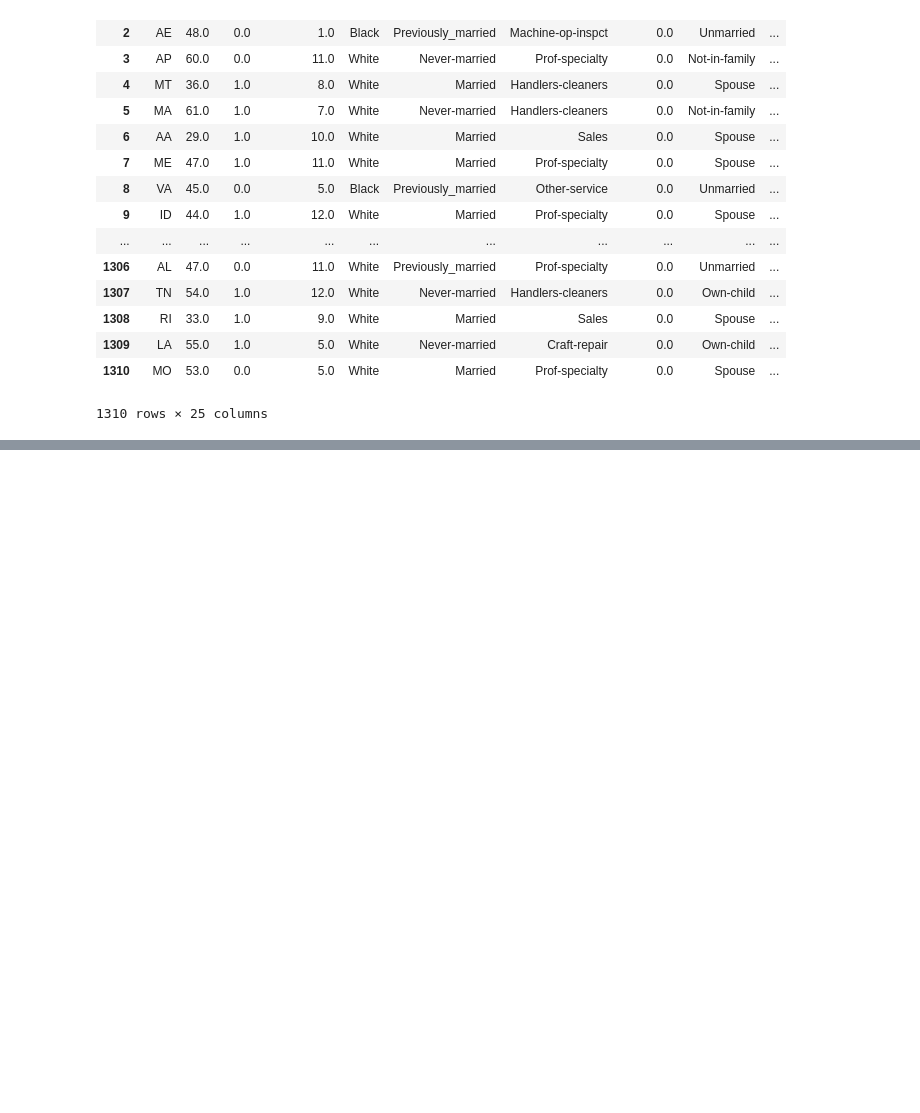
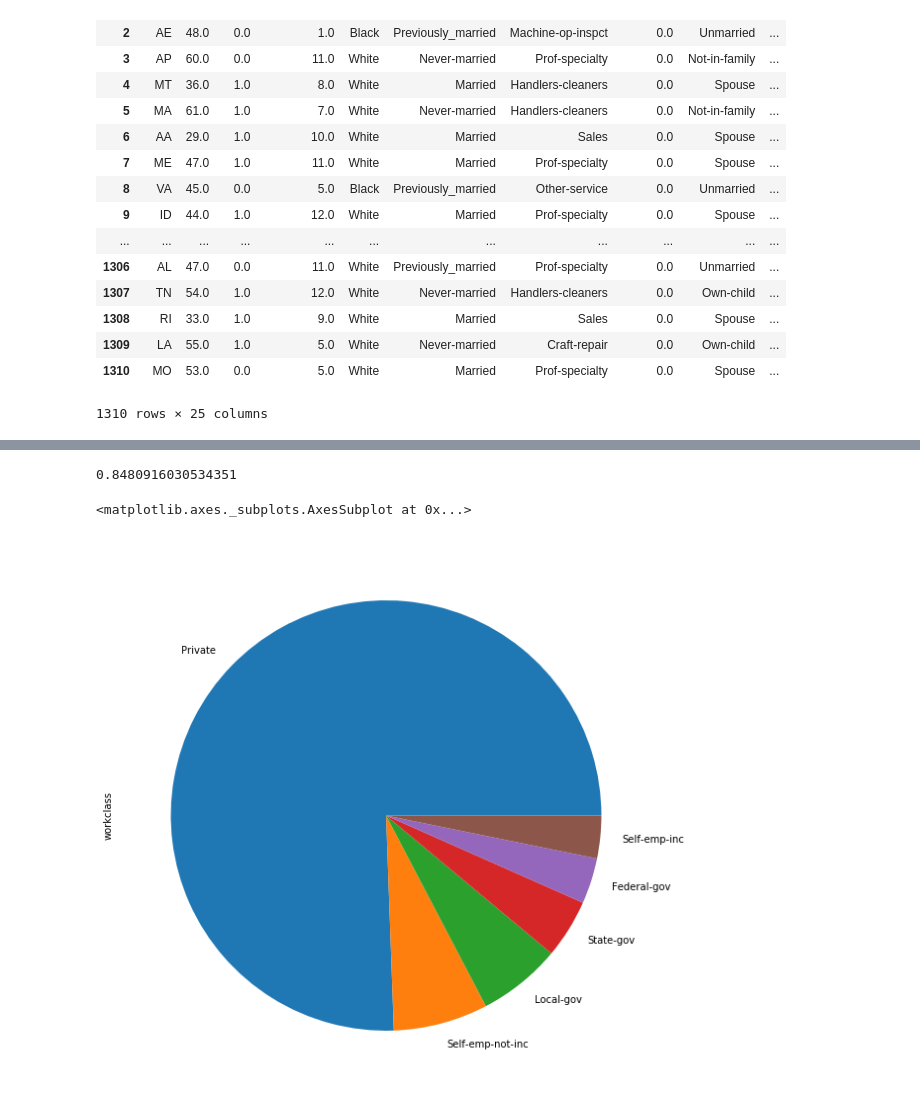
Before and after one commit to Gugliar/IAU-projekt, a Jupyter notebook: IAU_z3_Tibensky_Jedinak.ipynb, the cells around one changed output, grey strips where cells are left out. Cells and saved outputs as stored; diff of their text form; code cells hidden in the pictures; blank space fills up the shorter version.

```diff
--- a/IAU_z3_Tibensky_Jedinak.ipynb
+++ b/IAU_z3_Tibensky_Jedinak.ipynb
@@ -591,0 +721,31 @@ valid_data
+# %%
+from sklearn.metrics import accuracy_score
+accuracy_score(y_true, prediction)
+# %% [output]
+0.8480916030534351
+# %%
+from sklearn.preprocessing import OneHotEncoder
+from sklearn.preprocessing import LabelEncoder
+
+le_marital = LabelEncoder()
+le_race = LabelEncoder()
+le_occupation = LabelEncoder()
+le_relation = LabelEncoder()
+le_native = LabelEncoder()
+le_workclass = LabelEncoder()
+le_state = LabelEncoder()
+
+data = train_data.copy()
+data['marital_status'] = le_marital.fit_transform(data.marital_status)
+data['race'] = le_race.fit_transform(data.race)
+data['occupation'] = le_occupation.fit_transform(data.occupation)
+data['relationship'] = le_relation.fit_transform(data.relationship)
+data['native_country'] = le_native.fit_transform(data.native_country)
+data['workclass'] = le_workclass.fit_transform(data.workclass)
+data['state'] = le_state.fit_transform(data.state)
+data.drop(['class'])
+# %%
+data["workclass"].value_counts().plot(kind='pie', figsize=(15,10))
+# %% [output]
+<matplotlib.axes._subplots.AxesSubplot at 0x...>
+[figure, added]
```
Also changed, not shown: parts of 23 cells of this notebook.
